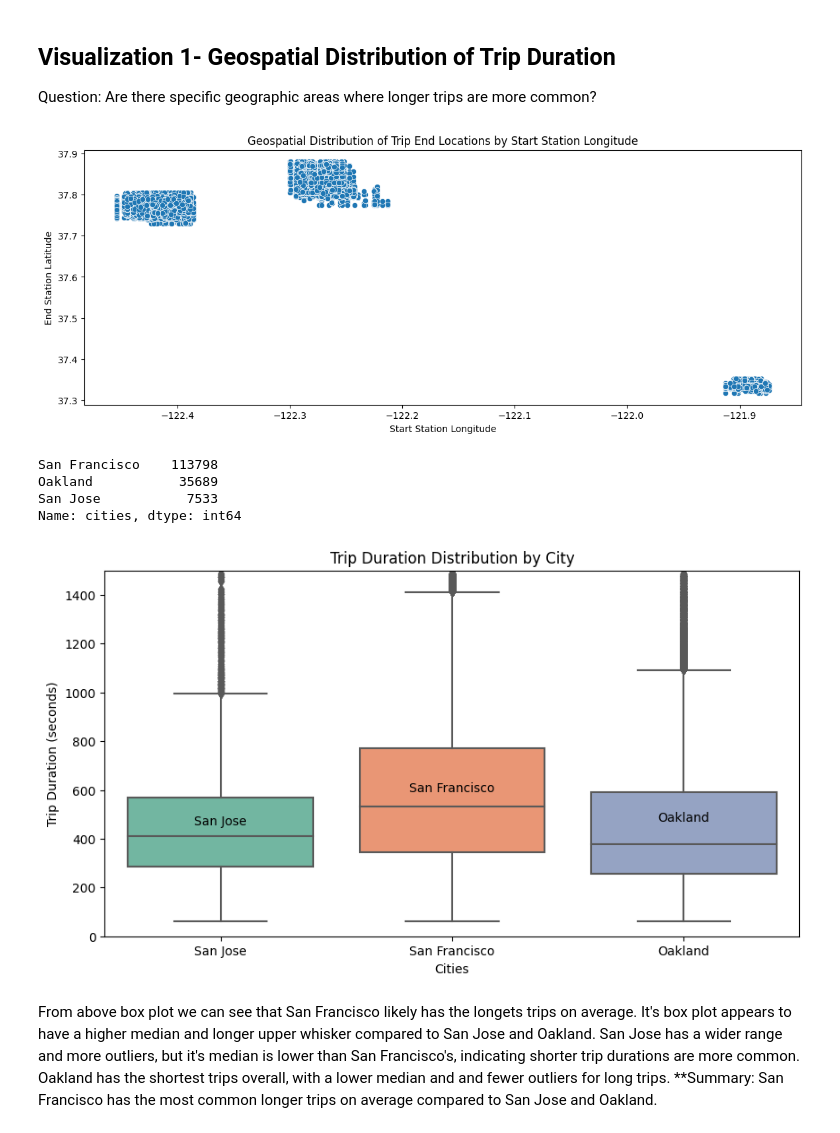
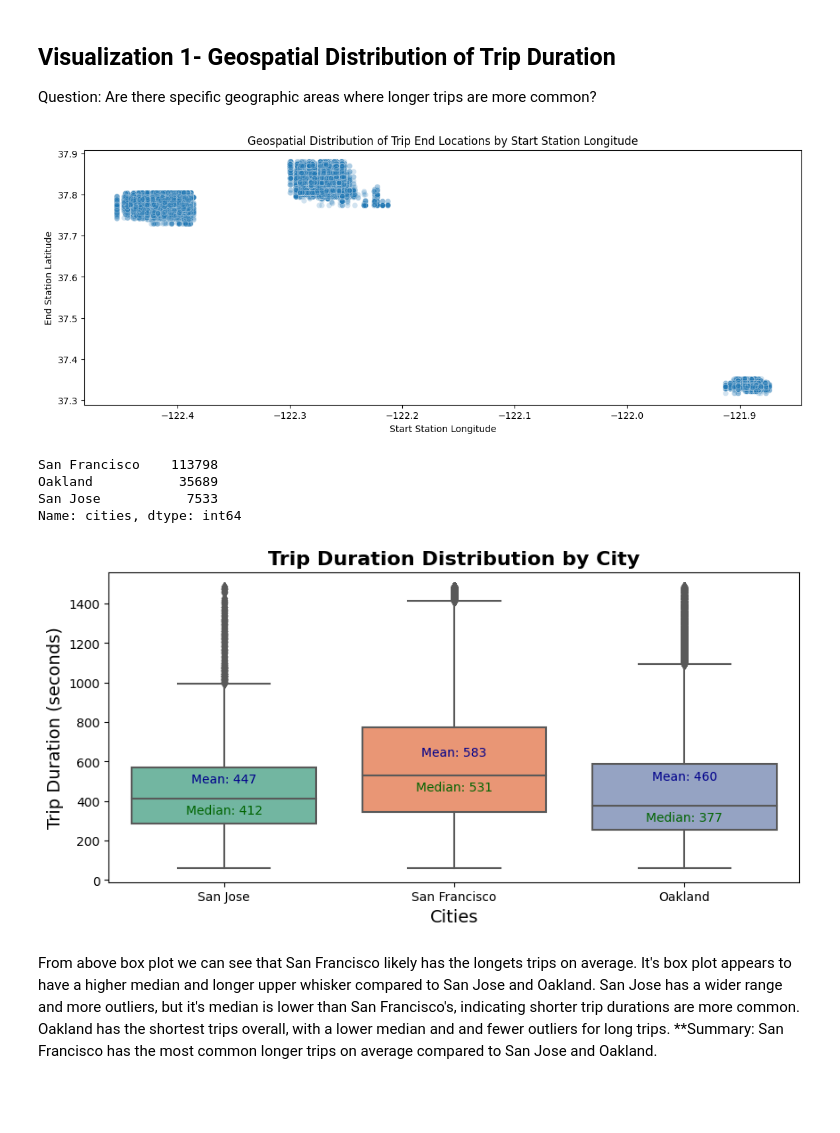
Before and after one commit to naamabenita/part-2, a Jupyter notebook: Part_II_explanatory_template.ipynb, the cells around one changed output. Saved outputs shown, nothing was run; the diff lists cells and outputs as text; code cells hidden in the pictures; blank space fills up the shorter version.

```diff
--- a/Part_II_explanatory_template.ipynb
+++ b/Part_II_explanatory_template.ipynb
@@ -170,7 +172,7 @@ Question: Are there specific geographic areas where longer trips are more common
 plt.figure(figsize=(14,5))
 
 #Scatter Plot
-sns.scatterplot (data =df, x = 'start_station_longitude', y ='end_station_latitude')
+sns.scatterplot (data =df, x = 'start_station_longitude', y ='end_station_latitude', alpha=0.2)
 
 #Add labels and title
 plt.xlabel('Start Station Longitude')
@@ -178,7 +180,7 @@ plt.ylabel('End Station Latitude')
 plt.title('Geospatial Distribution of Trip End Locations by Start Station Longitude')
 plt.show()
 # %% [output]
-[figure, old version]
+[figure, new version]
 # %%
 #Create new city variable using 2 conditions
 #np.where(condition' value if condition is true, value if condition is false)
@@ -192,21 +194,25 @@ Name: cities, dtype: int64
 # %%
 #Creating a box plot to check Trip Duartion distribution by city
 plt.figure(figsize=(10, 6))
 ax = sns.boxplot(data=df, x='cities', y='duration_sec', palette='Set2')
 #Add labels and title
-plt.title('Trip Duration Distribution by City')
-plt.xlabel('Cities')
-plt.ylabel('Trip Duration (seconds)')
+plt.title('Trip Duration Distribution by City', fontsize=16, fontweight='bold')
+plt.xlabel('Cities', fontsize=14)
+plt.ylabel('Trip Duration (seconds)', fontsize=14)
 
-#Add city labels to the boxs
+#Add mean and median on each box plot
 for i, city in enumerate(df['cities'].unique()):
-      ax.text(i, df[df['cities'] == city]['duration_sec'].mean(), city,
-               horizontalalignment='center', verticalalignment = 'bottom', fontsize=10)
-plt.ylim(0,1500)
-plt.subplots_adjust(bottom=0.2)
+    mean_duration = df[df['cities'] == city]['duration_sec'].mean()
+    median_duration = df[df['cities'] == city]['duration_sec'].median()
+
+    ax.text(i, mean_duration + 30, f'Mean: {mean_duration:.0f}',
+            horizontalalignment='center', verticalalignment='bottom', fontsize=10, color='darkblue')
+    ax.text(i, median_duration - 30, f'Median: {median_duration:.0f}',
+            horizontalalignment='center', verticalalignment='top', fontsize=10, color='darkgreen')
+plt.subplots_adjust(bottom=0.3)
 plt.show()
 # %% [output]
-[figure, old version]
+[figure, new version]
 # %% [markdown]
 From above box plot we can see that San Francisco likely has the longets trips on average.
 It's box plot appears to have a higher median and longer upper whisker compared to San Jose and Oakland.
```
Also changed, not shown: parts of 3 cells of this notebook.
